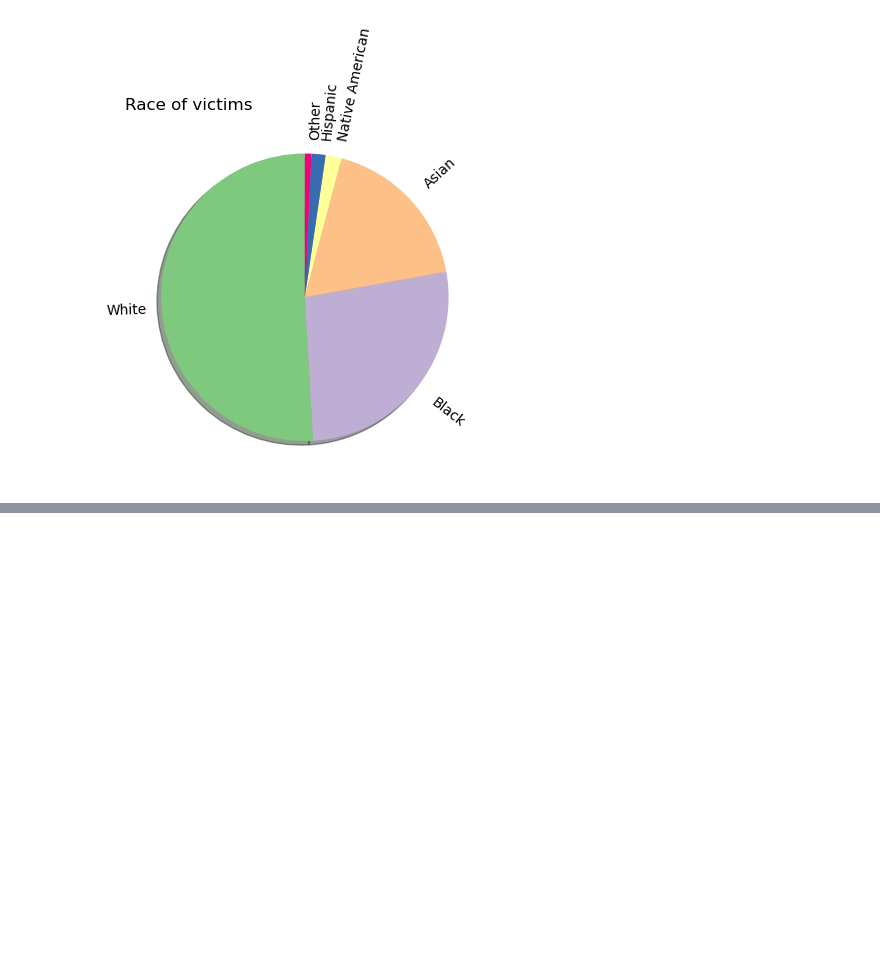
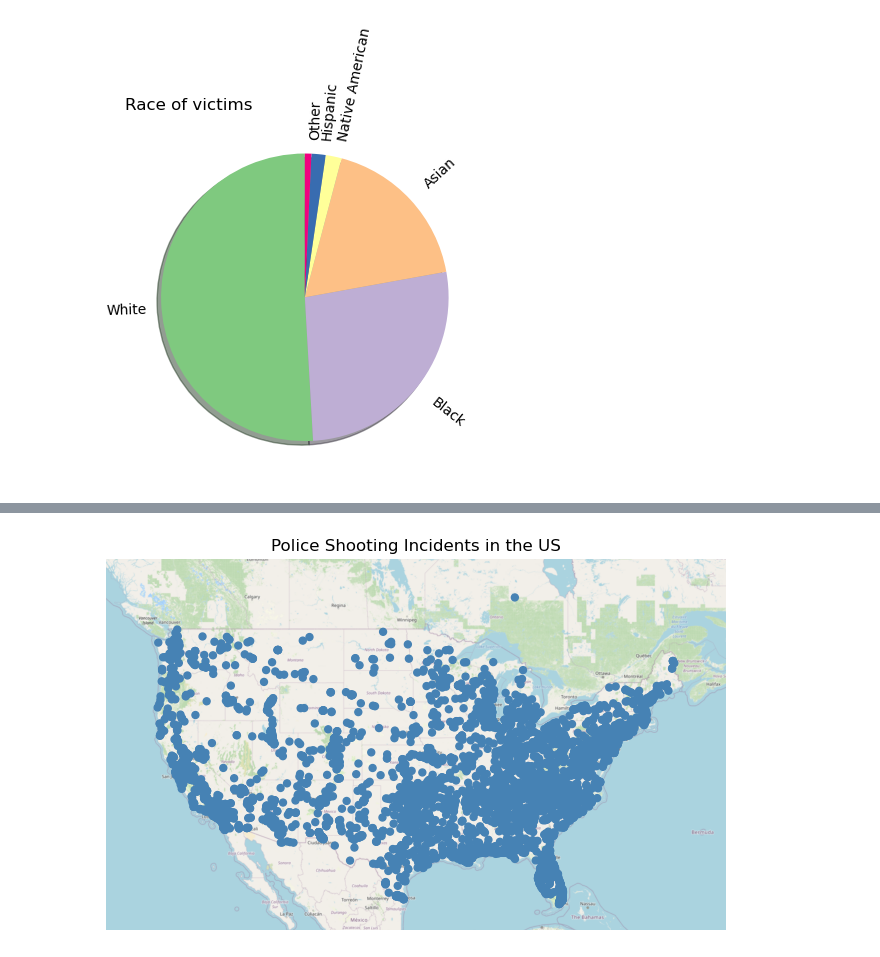
Before and after one commit to fongc123/notes, a Jupyter notebook: src/data visualization/police_shootings.ipynb, the cells around one changed output, grey strips where cells are left out. Saved outputs shown, nothing was run; the diff lists cells and outputs as text; code cells hidden in the pictures; blank space fills up the shorter version.

```diff
--- a/src/data visualization/police_shootings.ipynb
+++ b/src/data visualization/police_shootings.ipynb
@@ -123,0 +121,4 @@ DriverError: cb_2018_us_cbsa_500k.shp: No such file or directory
+# %%
+incidents = df.apply(lambda x: Point(x['longitude'], x['latitude']), axis = 'columns')
+df_geo = gpd.GeoDataFrame(df[(df.longitude.notna()) & (df.latitude.notna()) & (df.state != "HI") & (df.state != "AK") & (df.state != "PR")], geometry = incidents)
+df_geo.head()
@@ -123,0 +133,8 @@ DriverError: cb_2018_us_cbsa_500k.shp: No such file or directory
+# %%
+contiguous_usa = gpd.read_file(gplt.datasets.get_path("contiguous_usa"))
+ax = gplt.webmap(contiguous_usa, projection = gplt.crs.WebMercator())
+gplt.pointplot(df_geo, ax = ax)
+plt.title("Police Shooting Incidents in the US")
+plt.show()
+# %% [output]
+[figure, added]
```
Also changed, not shown: parts of 4 cells of this notebook.
